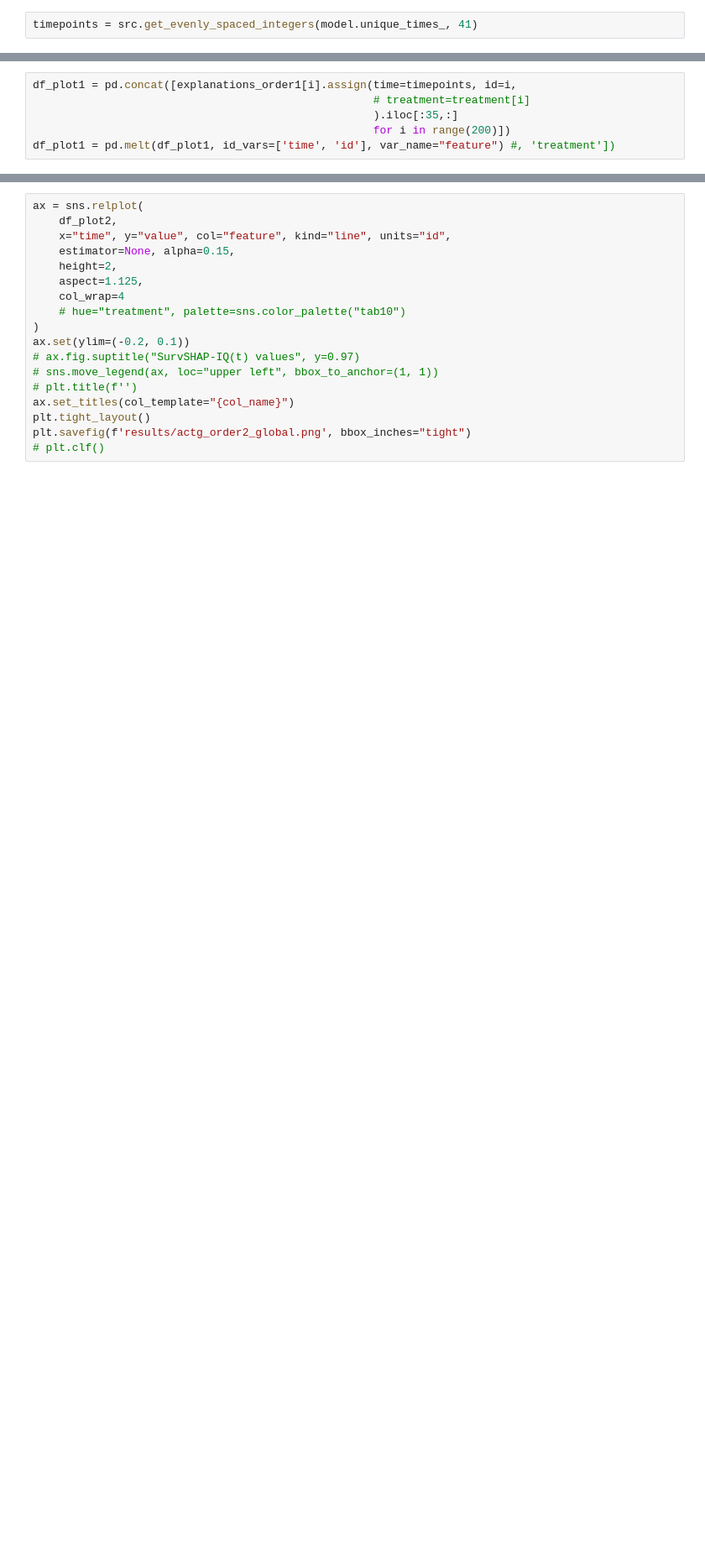
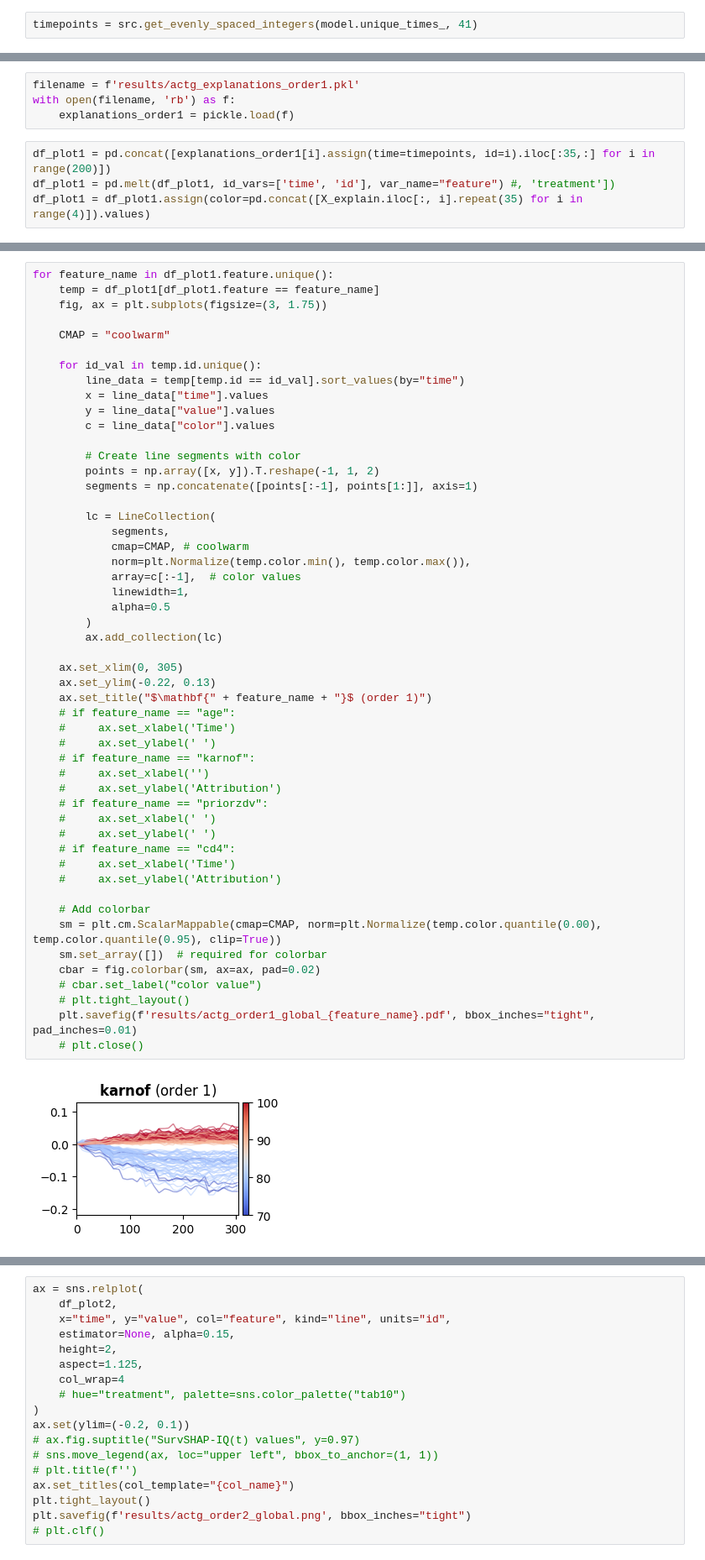
Before and after one commit to sophhan/survshapiq, a Jupyter notebook: experiments/explain_actg.ipynb, the cells around one changed output, grey strips where cells are left out. Shown at 84% size. Cells and saved outputs as stored; diff of their text form; blank space fills up the shorter version.

Commit message:
version 1 of the actg example

```diff
--- a/experiments/explain_actg.ipynb
+++ b/experiments/explain_actg.ipynb
@@ -112,6 +112,8 @@ timepoints = src.get_evenly_spaced_integers(model.unique_times_, 41)
+# %%
+filename = f'results/actg_explanations_order1.pkl'
+with open(filename, 'rb') as f:
+    explanations_order1 = pickle.load(f)
 # %%
-df_plot1 = pd.concat([explanations_order1[i].assign(time=timepoints, id=i,
-                                                    # treatment=treatment[i]
-                                                    ).iloc[:35,:]
-                                                    for i in range(200)])
+df_plot1 = pd.concat([explanations_order1[i].assign(time=timepoints, id=i).iloc[:35,:] for i in range(200)])
 df_plot1 = pd.melt(df_plot1, id_vars=['time', 'id'], var_name="feature") #, 'treatment'])
+df_plot1 = df_plot1.assign(color=pd.concat([X_explain.iloc[:, i].repeat(35) for i in range(4)]).values)
@@ -137,0 +142,53 @@ plt.savefig(f'results/actg_order1_global.png', bbox_inches="tight")
+# %%
+for feature_name in df_plot1.feature.unique():
+    temp = df_plot1[df_plot1.feature == feature_name]
+    fig, ax = plt.subplots(figsize=(3, 1.75))
+
+    CMAP = "coolwarm"
+
+    for id_val in temp.id.unique():
+        line_data = temp[temp.id == id_val].sort_values(by="time")
+        x = line_data["time"].values
+        y = line_data["value"].values
+        c = line_data["color"].values
+
+        # Create line segments with color
+        points = np.array([x, y]).T.reshape(-1, 1, 2)
+        segments = np.concatenate([points[:-1], points[1:]], axis=1)
+
+        lc = LineCollection(
+            segments,
+            cmap=CMAP, # coolwarm
+            norm=plt.Normalize(temp.color.min(), temp.color.max()),
+            array=c[:-1],  # color values
+            linewidth=1,
+            alpha=0.5
+        )
+        ax.add_collection(lc)
+
+    ax.set_xlim(0, 305)
+    ax.set_ylim(-0.22, 0.13)
+    ax.set_title("$\mathbf{" + feature_name + "}$ (order 1)")
+    # if feature_name == "age":
+    #     ax.set_xlabel('Time')
+    #     ax.set_ylabel(' ')
+    # if feature_name == "karnof":
+    #     ax.set_xlabel('')
+    #     ax.set_ylabel('Attribution')
+    # if feature_name == "priorzdv":
+    #     ax.set_xlabel(' ')
+    #     ax.set_ylabel(' ')
+    # if feature_name == "cd4":
+    #     ax.set_xlabel('Time')
+    #     ax.set_ylabel('Attribution')
+
+    # Add colorbar
+    sm = plt.cm.ScalarMappable(cmap=CMAP, norm=plt.Normalize(temp.color.quantile(0.00), temp.color.quantile(0.95), clip=True))
+    sm.set_array([])  # required for colorbar
+    cbar = fig.colorbar(sm, ax=ax, pad=0.02)
+    # cbar.set_label("color value")
+    # plt.tight_layout()
+    plt.savefig(f'results/actg_order1_global_{feature_name}.pdf', bbox_inches="tight", pad_inches=0.01)
+    # plt.close()
+# %% [output]
+[figure, added]
```
Also changed, not shown: parts of 20 cells of this notebook, 33 other files.
